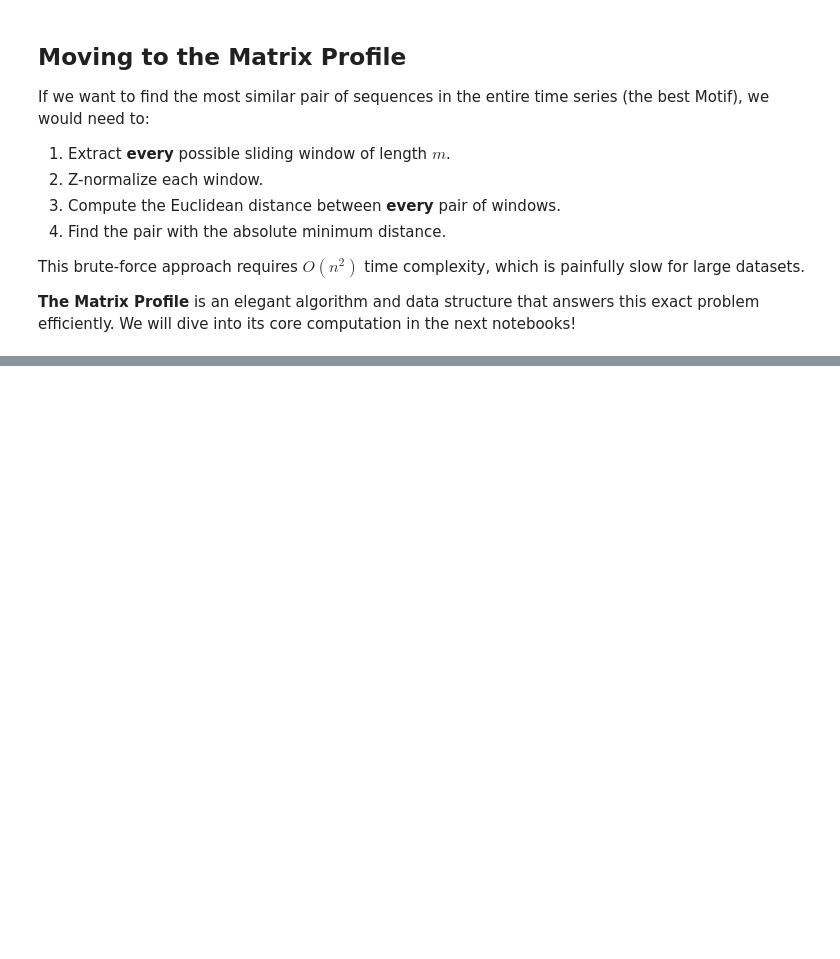
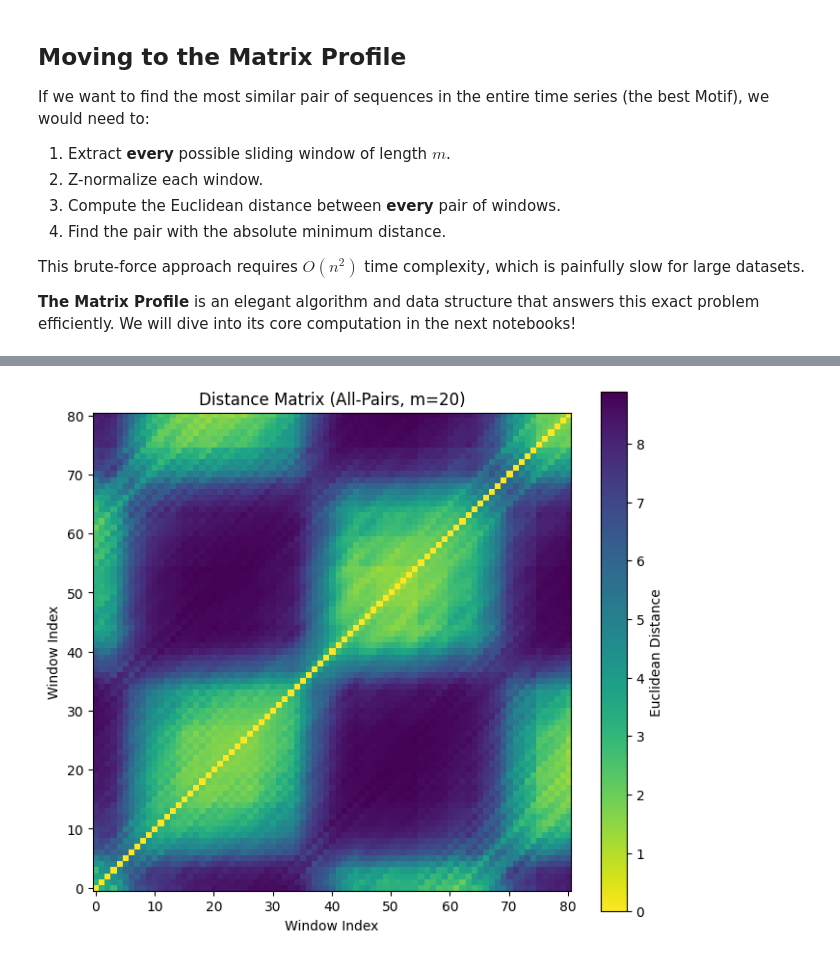
Before and after one commit to theakshaybande/crypto-time-series-motifs, a Jupyter notebook: matrix_profile_lab/notebooks/00_intuition/00_intuition.ipynb, the cells around one changed output, grey strips where cells are left out. Saved outputs shown, nothing was run; the diff lists cells and outputs as text; code cells hidden in the pictures; blank space fills up the shorter version.

```diff
--- a/matrix_profile_lab/notebooks/00_intuition/00_intuition.ipynb
+++ b/matrix_profile_lab/notebooks/00_intuition/00_intuition.ipynb
@@ -129,0 +143,30 @@ This brute-force approach requires $O(n^2)$ time complexity, which is painfully
+# %%
+import numpy as np
+import matplotlib.pyplot as plt
+
+# We'll use a smaller subset to keep the matrix visualization clear
+subset_len = 100
+m = 20 # window size
+ts_subset = ts[:subset_len]
+
+n = len(ts_subset)
+num_windows = n - m + 1
+dist_matrix = np.zeros((num_windows, num_windows))
+
+# Brute-force calculation (for visualization only!)
+# Note: we use the z_normalize function defined in the previous cell
+windows = [z_normalize(ts_subset[i:i+m]) for i in range(num_windows)]
+
+for i in range(num_windows):
+    for j in range(num_windows):
+        dist_matrix[i, j] = np.linalg.norm(windows[i] - windows[j])
+
+plt.figure(figsize=(8, 7))
+im = plt.imshow(dist_matrix, cmap='viridis_r', origin='lower')
+plt.colorbar(im, label='Euclidean Distance')
+plt.title(f"Distance Matrix (All-Pairs, m={m})")
+plt.xlabel("Window Index")
+plt.ylabel("Window Index")
+plt.show()
+# %% [output]
+[figure, added]
```
Also changed, not shown: parts of 4 cells of this notebook.
